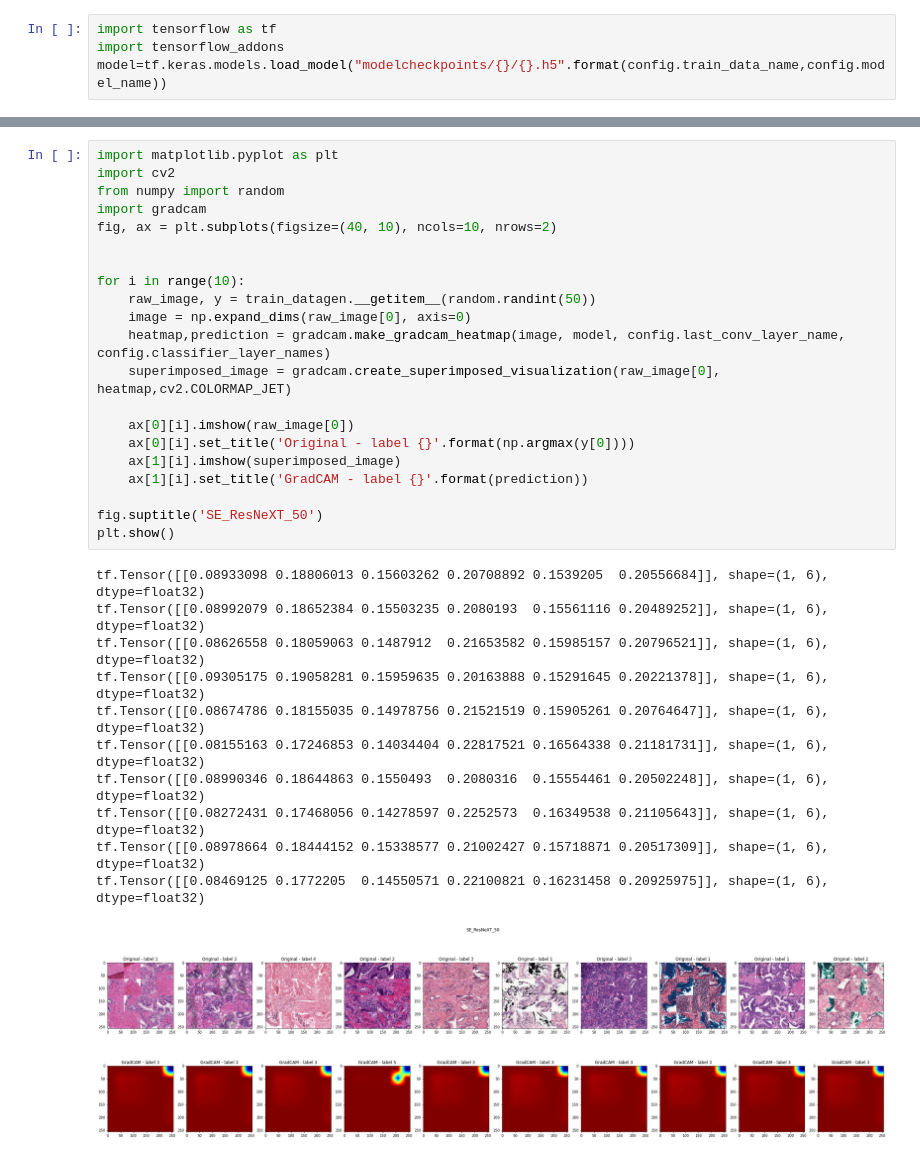
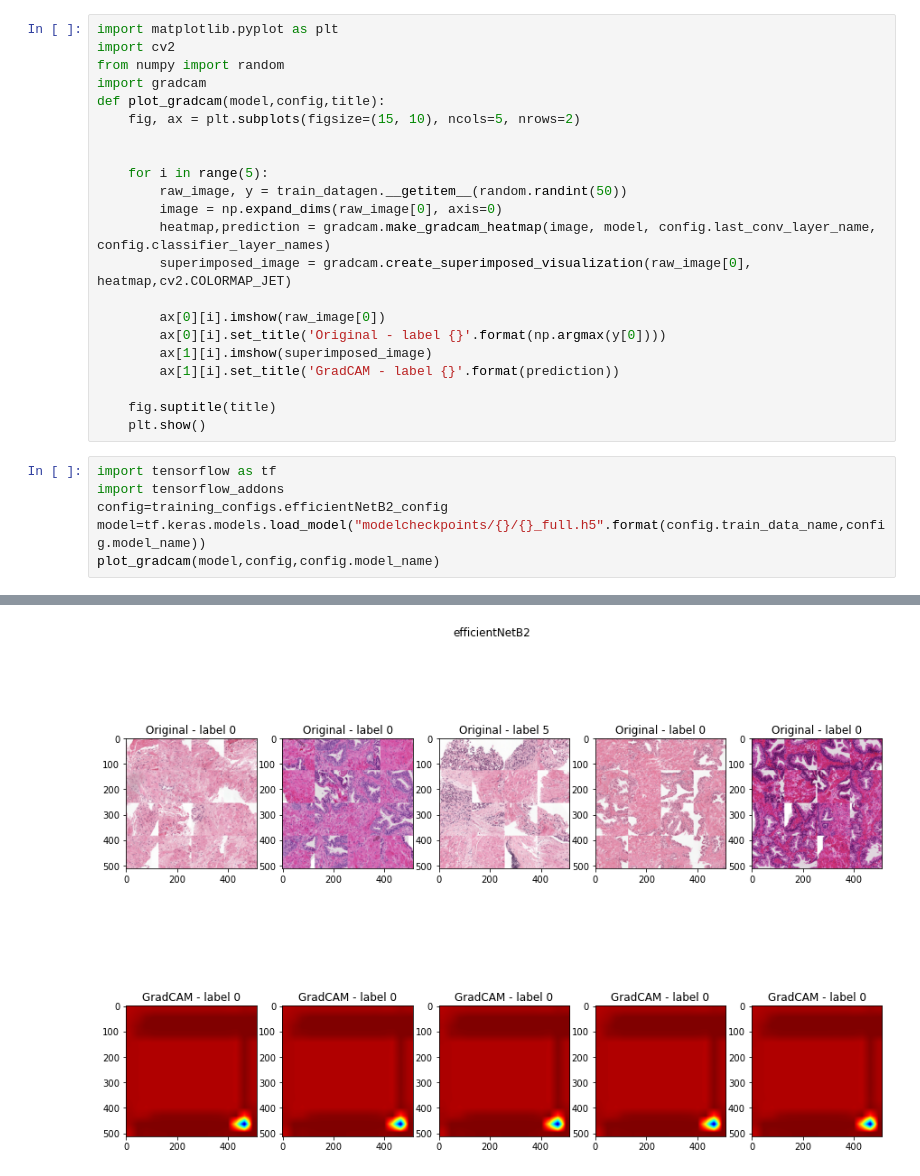
Before and after one commit to rootdobos/practica, a Jupyter notebook: sandbox/gradcam.ipynb, the cells around one changed output, grey strips where cells are left out. Saved outputs shown, nothing was run; the diff lists cells and outputs as text.

Commit message:
added experiment with the full dataset

```diff
--- a/sandbox/gradcam.ipynb
+++ b/sandbox/gradcam.ipynb
@@ -40,4 +41,29 @@ Shape of y:  (4, 6)
+# %%
+import matplotlib.pyplot as plt
+import cv2
+from numpy import random
+import gradcam
+def plot_gradcam(model,config,title):
+    fig, ax = plt.subplots(figsize=(15, 10), ncols=5, nrows=2)
+
+
+    for i in range(5):
+        raw_image, y = train_datagen.__getitem__(random.randint(50))
+        image = np.expand_dims(raw_image[0], axis=0)
+        heatmap,prediction = gradcam.make_gradcam_heatmap(image, model, config.last_conv_layer_name, config.classifier_layer_names)
+        superimposed_image = gradcam.create_superimposed_visualization(raw_image[0], heatmap,cv2.COLORMAP_JET)
+
+        ax[0][i].imshow(raw_image[0])
+        ax[0][i].set_title('Original - label {}'.format(np.argmax(y[0])))
+        ax[1][i].imshow(superimposed_image)
+        ax[1][i].set_title('GradCAM - label {}'.format(prediction))
+
+    fig.suptitle(title)
+    plt.show()
 # %%
 import tensorflow as tf
 import tensorflow_addons
-model=tf.keras.models.load_model("modelcheckpoints/{}/{}.h5".format(config.train_data_name,config.model_name))
+config=training_configs.efficientNetB2_config
+model=tf.keras.models.load_model("modelcheckpoints/{}/{}_full.h5".format(config.train_data_name,config.model_name))
+plot_gradcam(model,config,config.model_name)
+# %% [output]
@@ -44,33 +75 @@ model=tf.keras.models.load_model("modelcheckpoints/{}/{}.h5".format(config.train
+[figure, added]
-# %%
-import matplotlib.pyplot as plt
-import cv2
-from numpy import random
-import gradcam
-fig, ax = plt.subplots(figsize=(40, 10), ncols=10, nrows=2)
-
-
-for i in range(10):
-    raw_image, y = train_datagen.__getitem__(random.randint(50))
-    image = np.expand_dims(raw_image[0], axis=0)
-    heatmap,prediction = gradcam.make_gradcam_heatmap(image, model, config.last_conv_layer_name, config.classifier_layer_names)
-    superimposed_image = gradcam.create_superimposed_visualization(raw_image[0], heatmap,cv2.COLORMAP_JET)
-
-    ax[0][i].imshow(raw_image[0])
-    ax[0][i].set_title('Original - label {}'.format(np.argmax(y[0])))
-    ax[1][i].imshow(superimposed_image)
-    ax[1][i].set_title('GradCAM - label {}'.format(prediction))
-
-fig.suptitle('SE_ResNeXT_50')
-plt.show()
-# %% [output]
-tf.Tensor([[0.08933098 0.18806013 0.15603262 0.20708892 0.1539205  0.20556684]], shape=(1, 6), dtype=float32)
-tf.Tensor([[0.08992079 0.18652384 0.15503235 0.2080193  0.15561116 0.20489252]], shape=(1, 6), dtype=float32)
-tf.Tensor([[0.08626558 0.18059063 0.1487912  0.21653582 0.15985157 0.20796521]], shape=(1, 6), dtype=float32)
-tf.Tensor([[0.09305175 0.19058281 0.15959635 0.20163888 0.15291645 0.20221378]], shape=(1, 6), dtype=float32)
-tf.Tensor([[0.08674786 0.18155035 0.14978756 0.21521519 0.15905261 0.20764647]], shape=(1, 6), dtype=float32)
-tf.Tensor([[0.08155163 0.17246853 0.14034404 0.22817521 0.16564338 0.21181731]], shape=(1, 6), dtype=float32)
-tf.Tensor([[0.08990346 0.18644863 0.1550493  0.2080316  0.15554461 0.20502248]], shape=(1, 6), dtype=float32)
-tf.Tensor([[0.08272431 0.17468056 0.14278597 0.2252573  0.16349538 0.21105643]], shape=(1, 6), dtype=float32)
-tf.Tensor([[0.08978664 0.18444152 0.15338577 0.21002427 0.15718871 0.20517309]], shape=(1, 6), dtype=float32)
-tf.Tensor([[0.08469125 0.1772205  0.14550571 0.22100821 0.16231458 0.20925975]], shape=(1, 6), dtype=float32)
-[figure, removed]
```
Also changed, not shown: parts of 5 cells of this notebook, 13 other files.
